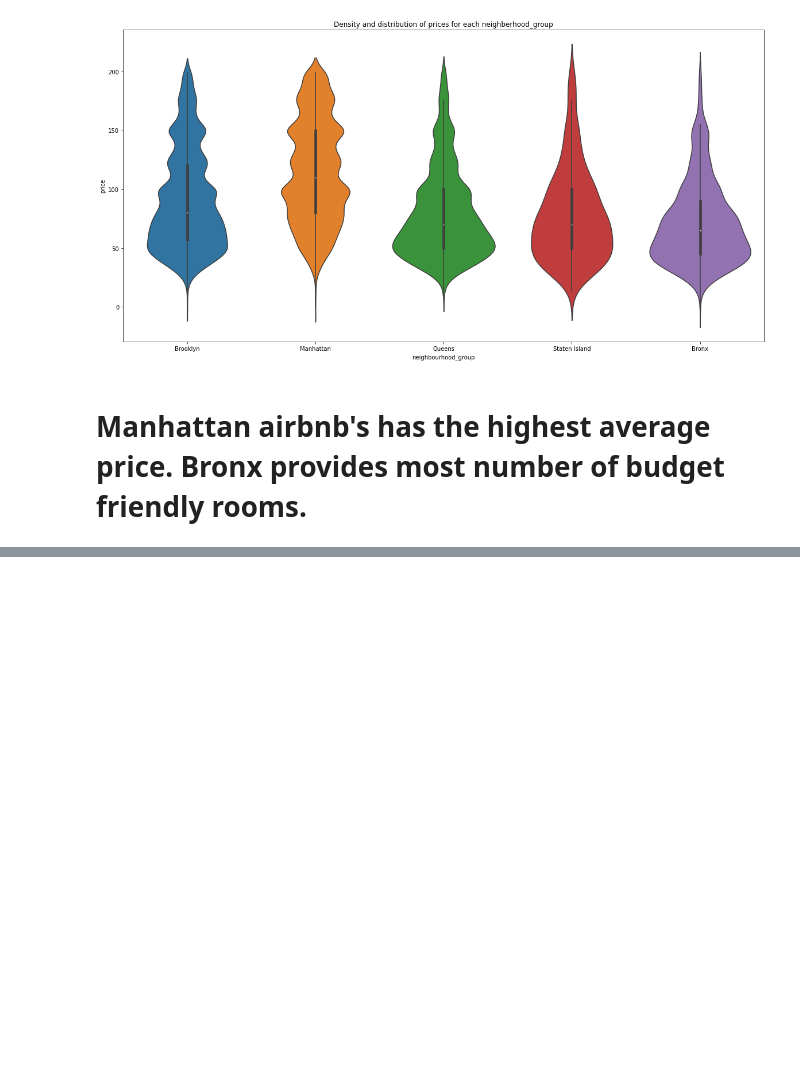
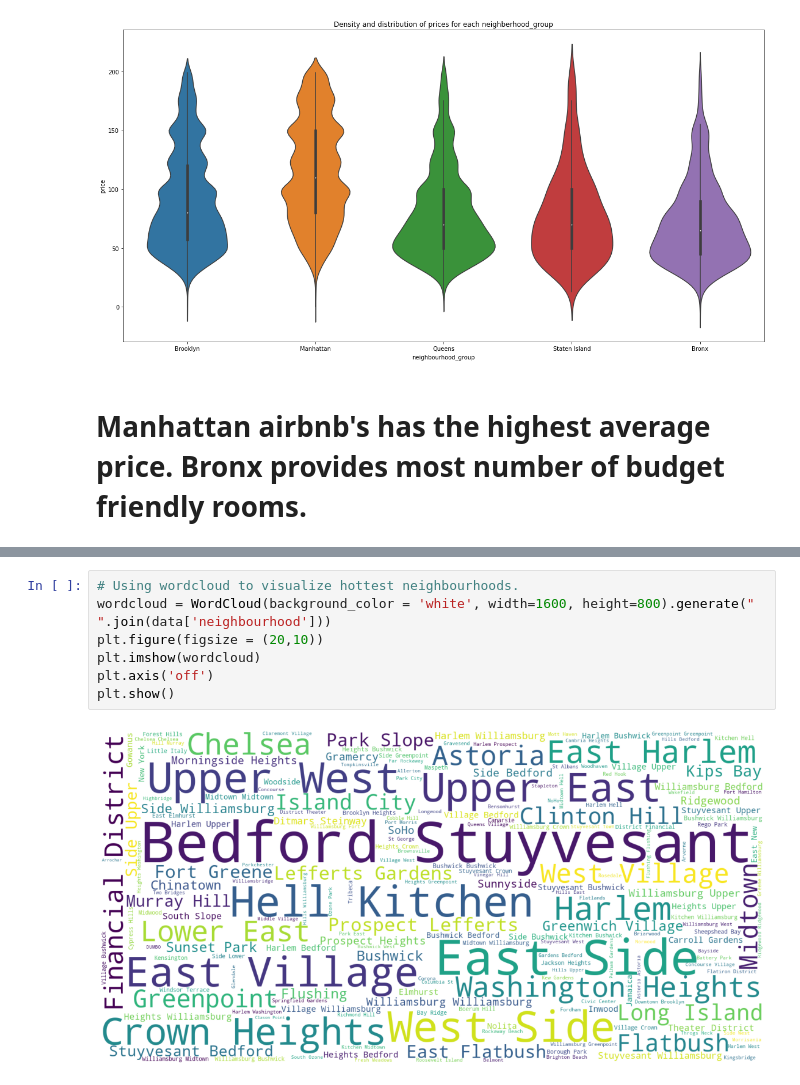
Before and after one commit to vaidande/Airbnb-Booking-Analysis, a Jupyter notebook: Airbnb_Bookings_Analysis_Capstone_Project_by_Ritik_Vaidande.ipynb, the cells around one changed output, grey strips where cells are left out. Cells and saved outputs as stored; diff of their text form; blank space fills up the shorter version.

```diff
--- a/Airbnb_Bookings_Analysis_Capstone_Project_by_Ritik_Vaidande.ipynb
+++ b/Airbnb_Bookings_Analysis_Capstone_Project_by_Ritik_Vaidande.ipynb
@@ -344,0 +378,9 @@ Text(0.5, 1.0, 'Density and distribution of prices for each neighberhood_group')
+# %%
+# Using wordcloud to visualize hottest neighbourhoods.
+wordcloud = WordCloud(background_color = 'white', width=1600, height=800).generate(" ".join(data['neighbourhood']))
+plt.figure(figsize = (20,10))
+plt.imshow(wordcloud)
+plt.axis('off')
+plt.show()
+# %% [output]
+[figure, added]
```
Also changed, not shown: parts of 67 cells of this notebook.
